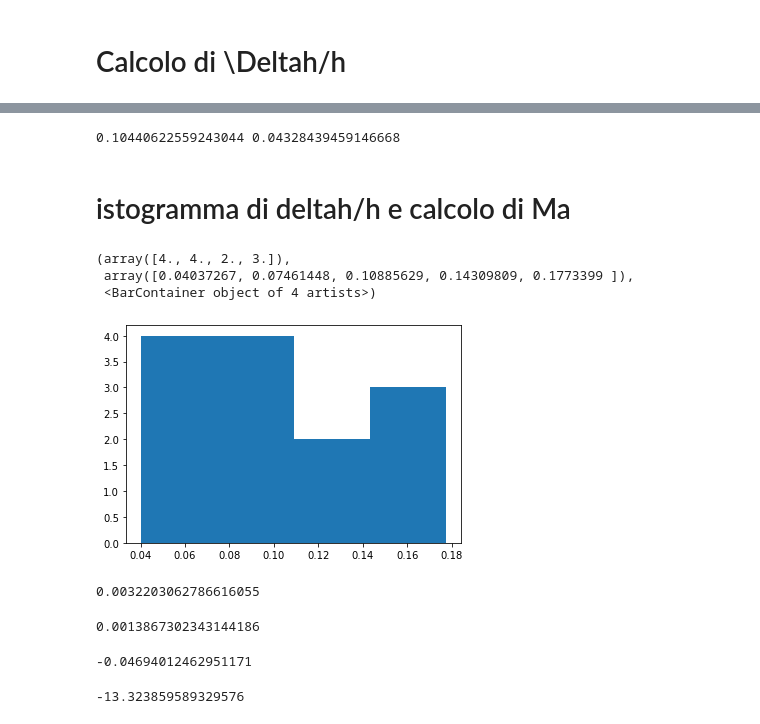
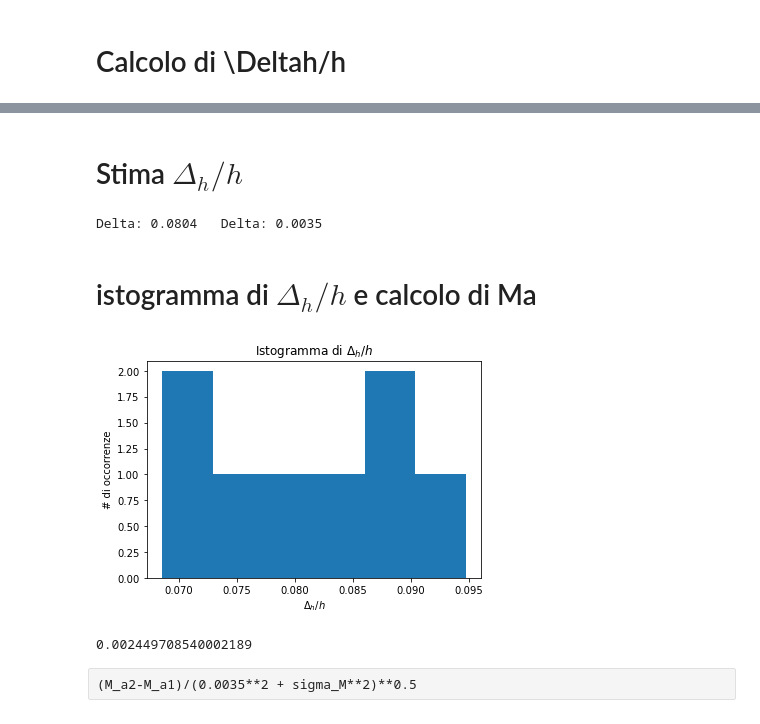
Before and after one commit to unTipicoCapodoglio/prova5, a Jupyter notebook: analisi5d.ipynb, the cells around one changed output, grey strips where cells are left out. Saved outputs shown, nothing was run; the diff lists cells and outputs as text; code cells hidden in the pictures.

```diff
--- a/analisi5d.ipynb
+++ b/analisi5d.ipynb
@@ -8,5 +10,5 @@ from scipy.signal import argrelmax
 # %%
-df=pd.read_csv('completa0.txt', sep = '\t', skiprows=1)
+df=pd.read_csv('data/completa5.txt', sep = '\t', skiprows=1)
 # %% [markdown]
 # Analisi 4.5
 # %%
@@ -25,8 +31,10 @@ print(CUT)
 # %% [markdown]
 # Calcolo di \Deltah/h
 # %%
-cut=np.array([  18,  200, 375, 534 ,  700,  860, 1000, 1150, 1300, 1435, 1550,1690, 1810, 1928, 2050 ,2158, 2255, 2375,2480, 2580 ,2680, 2777,2877,2975,3070,3164])
-delta_H=np.arange(25.0)
+
+cut_old=np.array([  18,  200, 375, 534 ,  700,  860, 1000, 1150, 1300, 1435, 1550,1690, 1810, 1928, 2050 ,2158, 2255, 2375,2480, 2580 ,2680, 2777,2877,2975,3070,3164])
+cut = np.array([0,290,550,770,  1020, 1250, 1480, 1700, 1910, 2110, 2322, 2520, 2710,2880,3070])#3240,3400,3550,3720,3880,4000])
+delta_H=np.arange(14.0)
 for i in range(cut.size-1):
 
     H_=H[cut[i]:cut[i+1]]
@@ -34,6 +42,11 @@ for i in range(cut.size-1):
     delta_H[i]=(H[cut[i]]- H[cut[i+1]])/ H[cut[i]]
     (delta_H[i])
     plt.plot(t_,H_)
+    print(delta_H[i])
 
-print(delta_H)
+
+print('Tutti i valori',delta_H)
+delta_H = np.delete(delta_H,[1,2,4,6,8,13])
+c=delta_H
+print('Quelli tagliati', delta_H)
 # %% [output]
@@ -48,13 +72,0 @@ print(delta_H)
-# %%
-cut=np.array([  18,  200, 375, 534 ,  700,  860, 1000, 1150, 1300, 1435, 1550,1690, 1810, 1928, 2050 ,2158, 2255, 2375,2480, 2580 ,2680, 2777,2877,2975,3070,3164])
-delta_H=np.arange(13.0)
-for i in range(int(cut.size/2)):
-
-    H_=H[cut[2*i]:cut[2*i+1]]
-    t_=t[cut[2*i]:cut[2*i+1]]
-    plt.plot(t_,H_)
-for i in range(int(cut.size/2)):
-    delta_H[i]=(H[cut[2*i]]-H[cut[2*i+1]])/H[cut[2*i]]
-    print(cut[2*i],cut[2*i+1])
-
-print(delta_H)
@@ -79,46 +73,38 @@ print(delta_H)
+# %% [markdown]
+# Stima $\Delta_h/h$
 # %%
 delta=np.mean(delta_H)
-std=np.std(delta_H)
-print(delta,std)
+sigma_delta=np.std(delta_H,ddof=1)/np.sqrt(delta_H.size)
+print("Delta: {:.4f}".format(delta),"Delta: {:.2g}".format(sigma_delta),sep='\t' )
 # %% [output]
-0.10440622559243044 0.04328439459146668
+Delta: 0.0804   Delta: 0.0035
 # %% [markdown]
-# istogramma di deltah/h e calcolo di Ma
+# istogramma di $\Delta_h/h$ e calcolo di Ma
 # %%
-binsize=std
+binsize=np.std(delta_H, ddof=1)/2
 interval_bins=delta_H.max()-delta_H.min()
 nbins=int(interval_bins/binsize+1)
-plt.hist(delta_H,nbins)
+plt.hist(delta_H, bins = nbins)
+plt.xlabel('$\Delta_h/h$')
+plt.ylabel('# di occorrenze')
+plt.title('Istogramma di $\Delta_h/h$')
+plt.savefig('fig5d/istoDeltaH.pdf')
 # %% [output]
-(array([4., 4., 2., 3.]),
- array([0.04037267, 0.07461448, 0.10885629, 0.14309809, 0.1773399 ]),
- <BarContainer object of 4 artists>)
-[figure, old version]
+[figure, new version]
 # %%
 r=0.01066
 m=0.5593
 g=9.8065
-M_a1=(m*g*r*delta)/(2-delta)
-M_a1
+M_a=(m*g*r*delta)/(2-delta)
+M_a
 # %% [output]
-0.0032203062786616055
+0.002449708540002189
 # %%
 ris=0.0000005
 sigma_m=0.1
 sigma_r=0.000022
-sigma_M=(((g*r*delta*sigma_m)/(2-delta))**2 + ((m*g*delta*sigma_r)/(2-delta))**2 + ((2*std*m*g*r*(1-delta))/(2-delta)**2)**2)**0.5
-sigma_M
+#sigma_M=(((g*r*delta*sigma_m)/(2-delta))**2 + ((m*g*delta*sigma_r)/(2-delta))**2 + ((2*std*m*g*r*(1-delta))/(2-delta)**2)**2)**0.5
+#sigma_M
+sigma_M_a = ()
-# %% [output]
-0.0013867302343144186
-# %%
-B = 2.9728
-m_b = 0.0535167
-R = 0.17666
-M_a2 = m*g*r -(2*m_b*R*R)/(B*r)
-M_a2
-# %% [output]
--0.04694012462951171
-# %%
-(M_a2-M_a1)/(0.0035**2 + sigma_M**2)**0.5
-# %% [output]
--13.323859589329576
+# %% [raw]
+(M_a2-M_a1)/(0.0035**2 + sigma_M**2)**0.5
```
Also changed, not shown: parts of 20 cells of this notebook, 1 other file.
